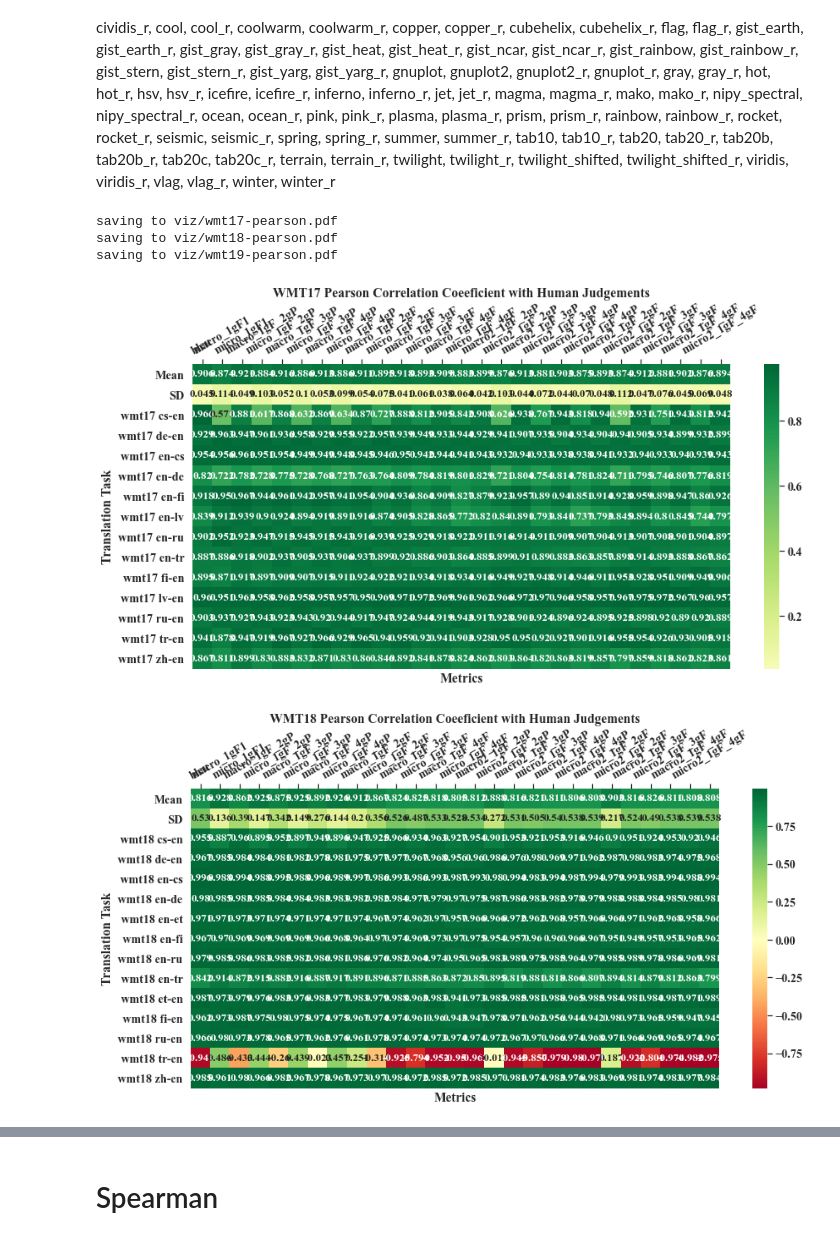
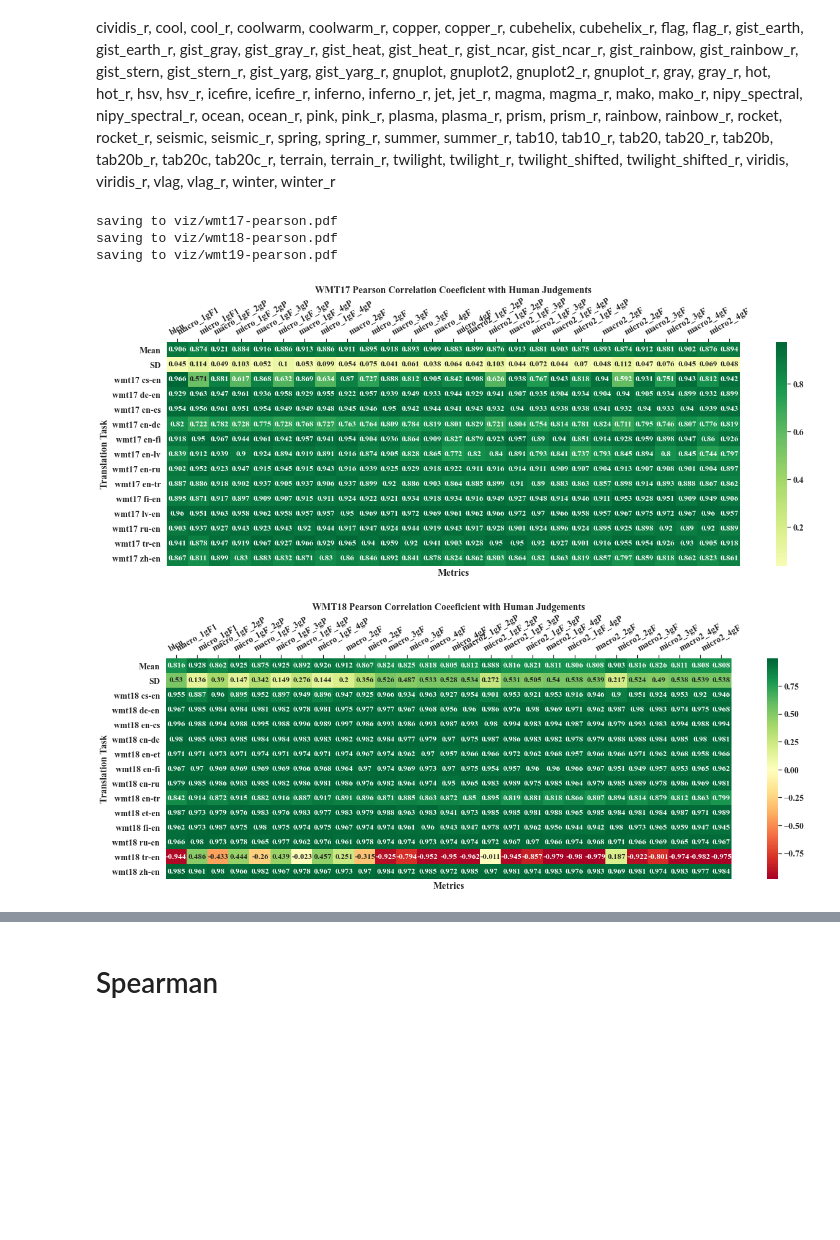
Before and after one commit to thammegowda/007-mt-eval-macro, a Jupyter notebook: notes/macro2-bleu-viz.ipynb, the cells around one changed output, grey strips where cells are left out. Cells and saved outputs as stored; diff of their text form; code cells hidden in the pictures; blank space fills up the shorter version.

Commit message:
Update ngram macroF1 visualization

```diff
--- a/notes/macro2-bleu-viz.ipynb
+++ b/notes/macro2-bleu-viz.ipynb
@@ -450,6 +450,6 @@ from matplotlib import pyplot as plt
 
 sns.set(font="Times New Roman", style='white',font_scale=1)
 with sns.axes_style("white"):
-    f, ax = plt.subplots(figsize=(16, 16))
+    f, ax = plt.subplots(figsize=(21, 21))
     ax = sns.heatmap(p_corr, annot=True, cmap="YlGnBu", fmt='.3g')
 # %% [output]
@@ -512,5 +512,5 @@ Possible values are: Accent, Accent_r, Blues, Blues_r, BrBG, BrBG_r, BuGn, BuGn_
 # %%
-def plot_heatmap(df, figsize=(13, 7), title=None, xlabel='Metrics',
+def plot_heatmap(df, figsize=(18, 7), title=None, xlabel='Metrics',
                  ylabel='Translation Task', partition=True,
                  add_sum=False,  add_mean=False, add_sd=False,
                  center=0, fmt='.3g', annot=True, cmap='RdYlGn', saveto=None):
@@ -539,32 +539,32 @@ def plot_heatmap(df, figsize=(13, 7), title=None, xlabel='Metrics',
             extra.append(['SD', df.std().to_dict()])
         if extra:
             extra = pd.DataFrame([d for t, d,  in extra], index = [t for t, d in extra]).round(3)
             df = pd.concat([extra, df])
 
         f, ax = plt.subplots(figsize=figsize)
         ax.invert_yaxis()
         ax.xaxis.tick_top()
         annot_kws = {"size": 13}
         g = sns.heatmap(df, annot=annot, fmt=fmt, center=center, cmap=cmap, annot_kws=annot_kws)
         plt.xticks(rotation=30)
         if title:
             plt.title(title)
         if xlabel:
             plt.xlabel(xlabel)
         if ylabel:
             plt.ylabel(ylabel)
         plt.tight_layout()
         if saveto:
             print(f'saving to {saveto}')
             plt.savefig(saveto)
 
 p_corr_no_zh = p_corr[p_corr.index.to_series().apply(lambda x: '-zh' not in x)]
 plot_heatmap(p_corr_no_zh, title='Pearson Correlation Coeeficient with Human Judgements',
              add_mean=True, add_sd=True, saveto='viz/pearson.pdf')
 #'
 # %% [output]
 saving to viz/wmt17-pearson.pdf
 saving to viz/wmt18-pearson.pdf
 saving to viz/wmt19-pearson.pdf
-[figure, old version]
+[figure, new version]
-[figure, old version]
+[figure, new version]
```
Also changed, not shown: parts of 5 cells of this notebook, 12 other files.
